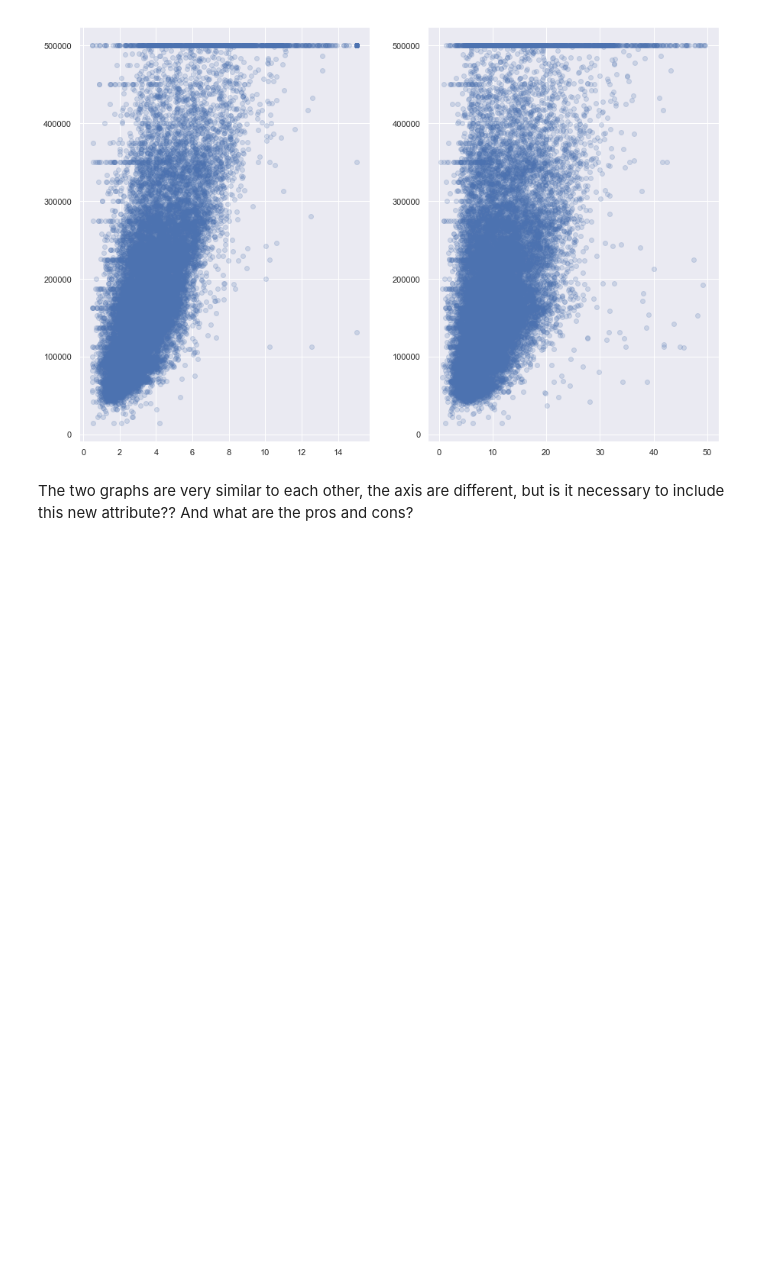
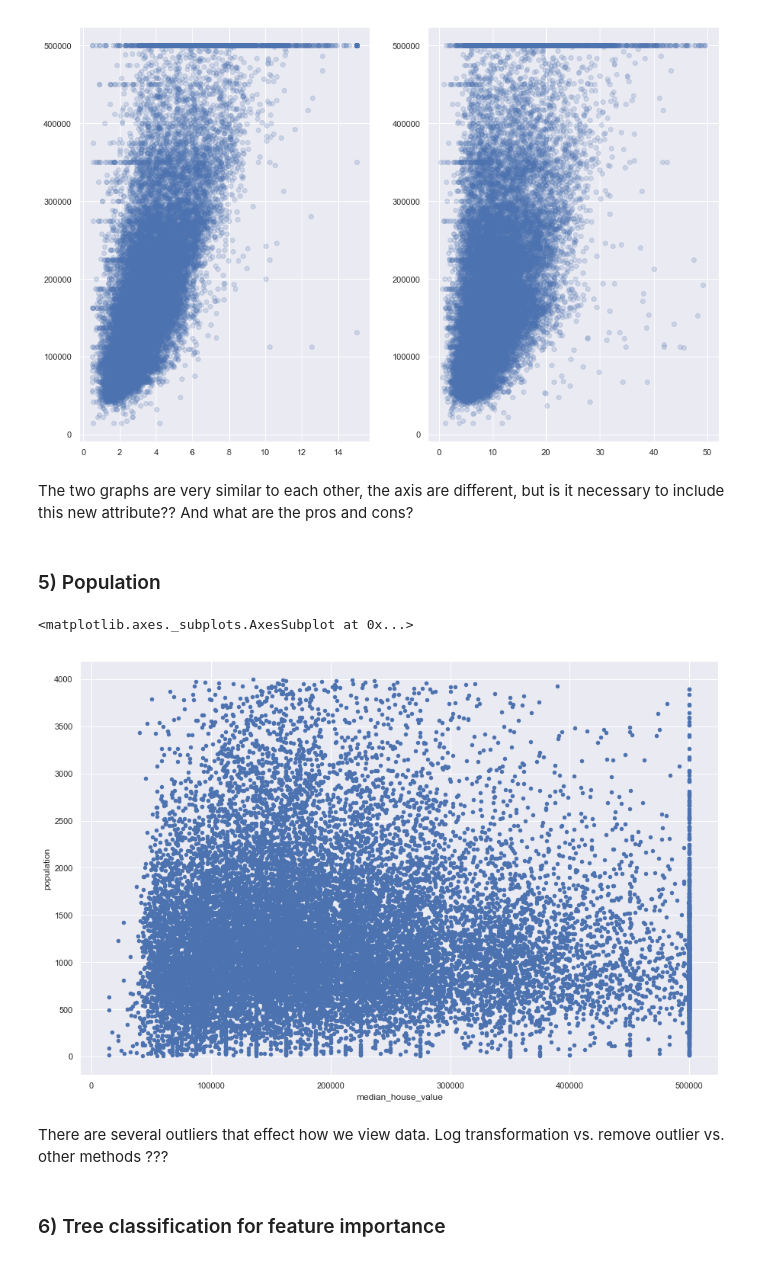
Before and after one commit to Kerwyny/California_housing_analysis, a Jupyter notebook: housing_data_prep.ipynb, the cells around one changed output. Saved outputs shown, nothing was run; the diff lists cells and outputs as text; code cells hidden in the pictures; blank space fills up the shorter version.

```diff
--- a/housing_data_prep.ipynb
+++ b/housing_data_prep.ipynb
@@ -321,3 +330,16 @@ plt.show()
 [figure]
 # %% [markdown]
 The two graphs are very similar to each other, the axis are different, but is it necessary to include this new attribute?? And what are the pros and cons?
+# %% [markdown]
+### 5) Population
+# %%
+housing[housing['population']<4000].sort_values(by=['median_house_value']).plot(
+    kind='scatter', y='population', x='median_house_value', figsize=(15, 10)
+)
+# %% [output]
+<matplotlib.axes._subplots.AxesSubplot at 0x...>
+[figure, added]
+# %% [markdown]
+There are several outliers that effect how we view data. Log transformation vs. remove outlier vs. other methods ???
+# %% [markdown]
+### 6) Tree classification for feature importance
```
Also changed, not shown: parts of 16 cells of this notebook.
